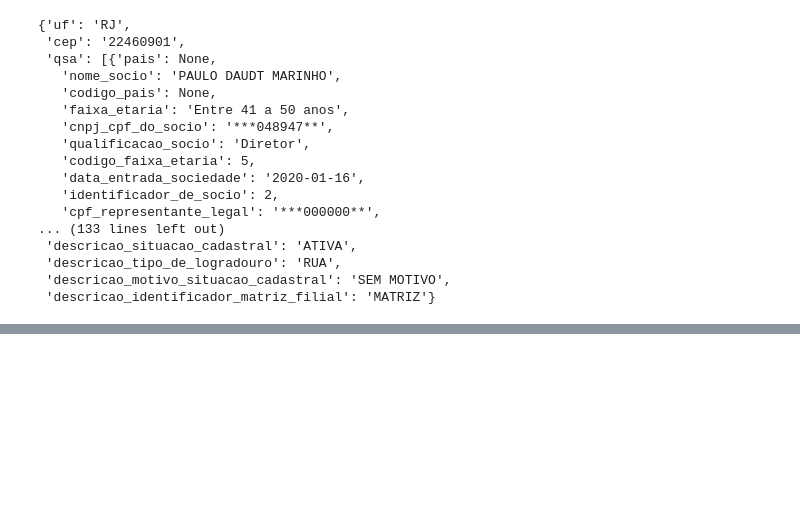
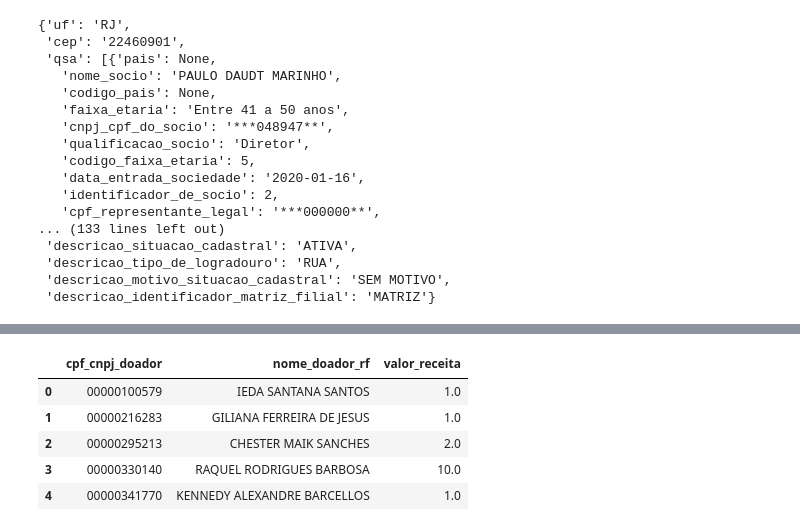
Before and after one commit to lucasthaynan/cartao_corporativo, a Jupyter notebook: cartao_corporativo_jair_bolsonaro_cruzametnos.ipynb, the cells around one changed output, grey strips where cells are left out. Cells and saved outputs as stored; diff of their text form; code cells hidden in the pictures; blank space fills up the shorter version.

```diff
--- a/cartao_corporativo_jair_bolsonaro_cruzametnos.ipynb
+++ b/cartao_corporativo_jair_bolsonaro_cruzametnos.ipynb
@@ -281,0 +339,3 @@ response.json()
+# %%
+df_doadores_bolsonaro = df_consulta.groupby(["cpf_cnpj_doador", "nome_doador_rf"])["valor_receita"].sum()
+df_doadores_bolsonaro.head()
@@ -281,0 +350,11 @@ response.json()
+# %%
+df_doadores_bolsonaro = df_doadores_bolsonaro.reset_index()
+# %%
+df_doadores_bolsonaro.head()
+# %% [output]
+|  | cpf_cnpj_doador | nome_doador_rf | valor_receita |
+| 0 | 00000100579 | IEDA SANTANA SANTOS | 1.0 |
+| 1 | 00000216283 | GILIANA FERREIRA DE JESUS | 1.0 |
+| 2 | 00000295213 | CHESTER MAIK SANCHES | 2.0 |
+| 3 | 00000330140 | RAQUEL RODRIGUES BARBOSA | 10.0 |
+| 4 | 00000341770 | KENNEDY ALEXANDRE BARCELLOS | 1.0 |
```
Also changed, not shown: parts of 11 cells of this notebook, 1 other file.
